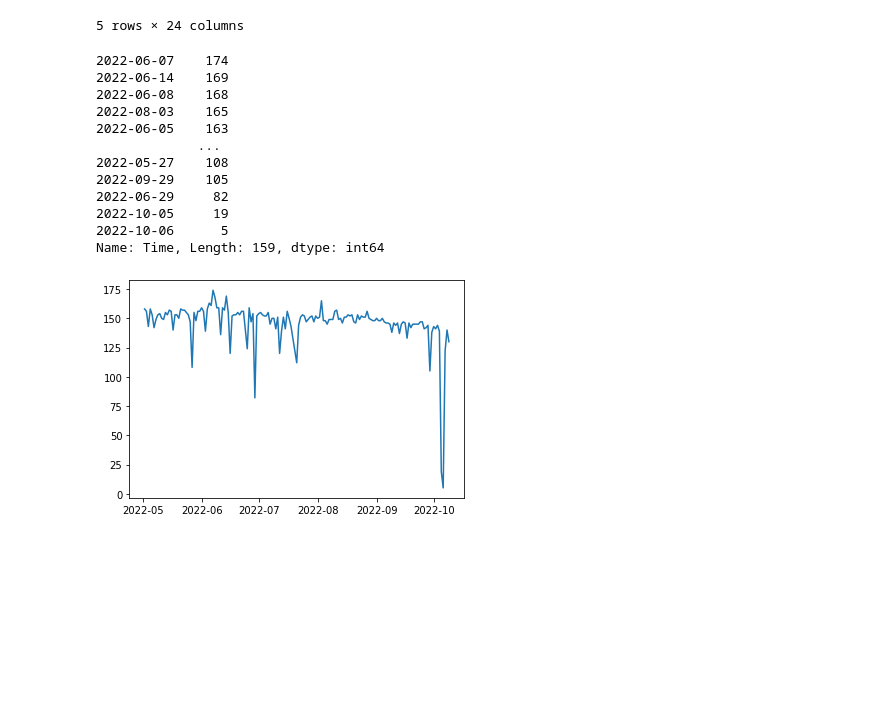
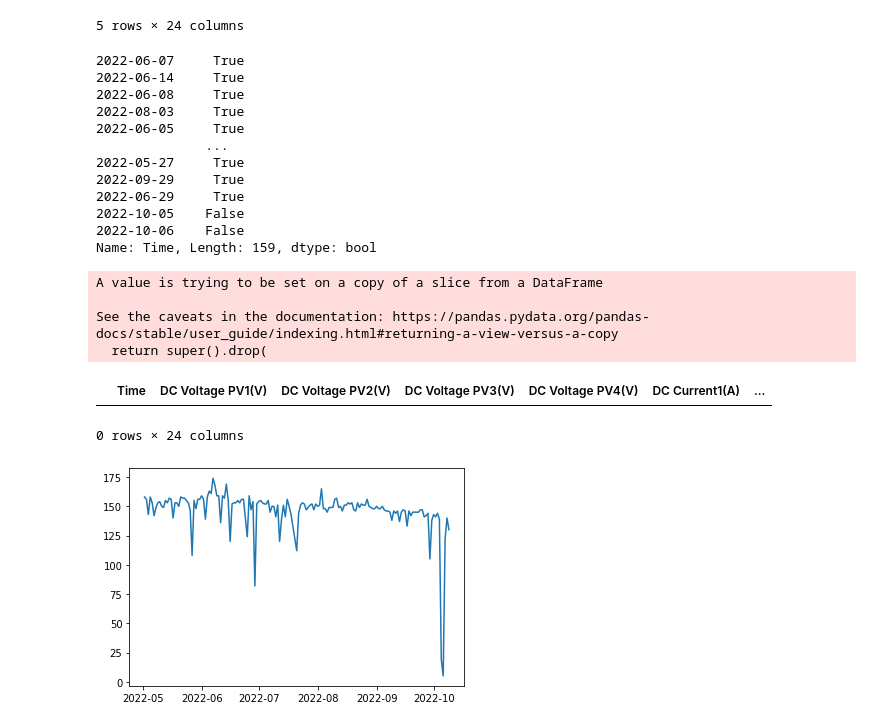
Before and after one commit to AksharaReddyPatlannagari/MAJOR-PROJECT, a Jupyter notebook: processing.ipynb, the cells around one changed output. Cells and saved outputs as stored; diff of their text form; code cells hidden in the pictures; blank space fills up the shorter version.

```diff
--- a/processing.ipynb
+++ b/processing.ipynb
@@ -285,20 +283,32 @@ from datetime import date
 # %%
+from datetime import date
 dates=d
-s=dates['Time'].apply(lambda x: x.date()).value_counts()
+s=(dates['Time'].apply(lambda x: x.date()).value_counts() >= 80)
 s
 # %% [output]
-2022-06-07    174
-2022-06-14    169
-2022-06-08    168
-2022-08-03    165
-2022-06-05    163
-             ...
-2022-05-27    108
-2022-09-29    105
-2022-06-29     82
-2022-10-05     19
-2022-10-06      5
-Name: Time, Length: 159, dtype: int64
+2022-06-07     True
+2022-06-14     True
+2022-06-08     True
+2022-08-03     True
+2022-06-05     True
+              ...
+2022-05-27     True
+2022-09-29     True
+2022-06-29     True
+2022-10-05    False
+2022-10-06    False
+Name: Time, Length: 159, dtype: bool
+# %%
+dataset = d[(d['Time'] >= '2022-10-05 00:00:00') | (d['Time'] <= '2022-10-06 23:59:59')].index
+d.drop(dataset, inplace=True)
+d
+# %% [output]
+A value is trying to be set on a copy of a slice from a DataFrame
+
+See the caveats in the documentation: https://pandas.pydata.org/pandas-docs/stable/user_guide/indexing.html#returning-a-view-versus-a-copy
+  return super().drop(
+|  | Time | DC Voltage PV1(V) | DC Voltage PV2(V) | DC Voltage PV3(V) | DC Voltage PV4(V) | DC Current1(A) | ... |
+0 rows × 24 columns
 # %%
 import matplotlib.pyplot as plt
 # %%
```
Also changed, not shown: parts of 2 cells of this notebook.
